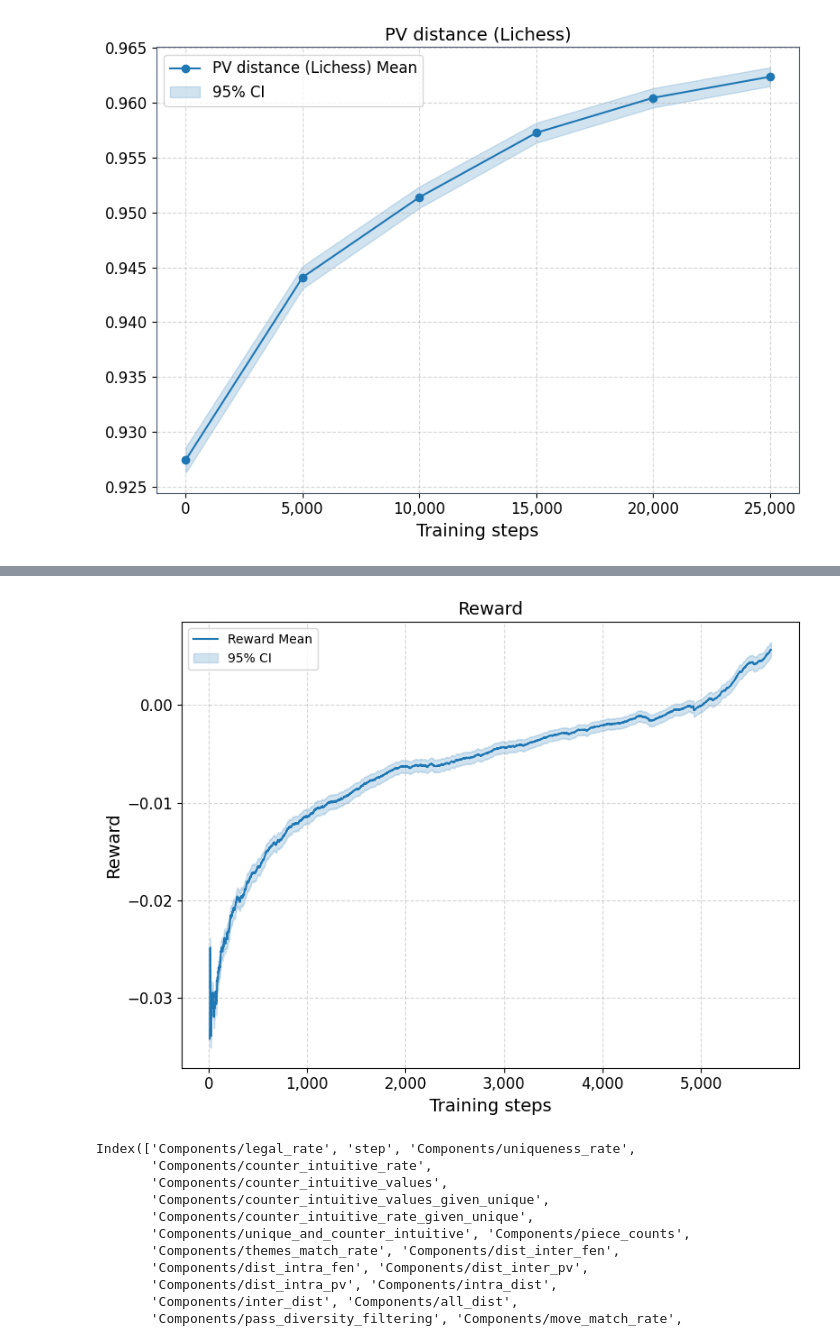
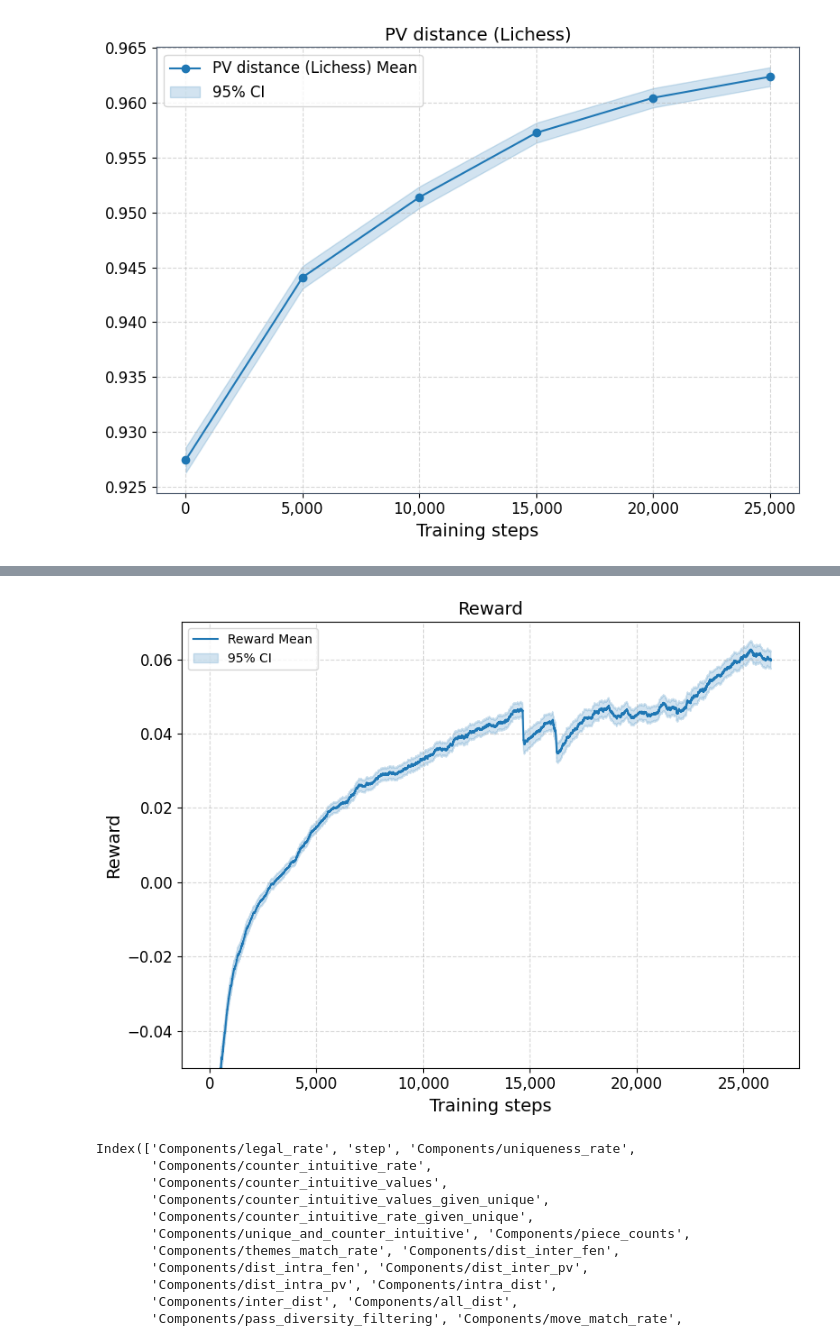
Before and after one commit to naapeli/Chess-Puzzle-Generation, a Jupyter notebook: src/plots.ipynb, the cells around one changed output, grey strips where cells are left out. Drawn from its saved outputs; the diff is of its cells as text; code cells hidden in the pictures.

```diff
--- a/src/plots.ipynb
+++ b/src/plots.ipynb
@@ -418,9 +418,11 @@ for name, metric in metrics.items():
 [figure]
 [figure]
 # %%
-log_path = "../src/runs/rl/final_large_runs/final_thesis_experiments/full_diversity11"
-df = tflog2pandas(log_path)
-df.index = range(len(df))
+# log_path = "../src/runs/rl/final_large_runs/final_thesis_experiments/full_diversity11"
+log_path = Path("../src/runs/rl/final_large_runs/ownThemeDistribution/run22")
+# df = tflog2pandas(log_path)
+# df.index = range(len(df))
+df = pd.read_csv(log_path / "log.csv")
 # %%
 df
 # %% [output]
@@ -498,24 +501,26 @@ plt.show()
 # %%
 plt.figure(figsize=(8, 6))
 plt.title("Reward", fontsize=14)
 plotv2(df["Reward"], start=10, label=("Reward Mean", "95% CI"))
+plt.ylim((-0.05, 0.07))
 
 ax = plt.gca()
-ax.xaxis.set_major_locator(ticker.MultipleLocator(1000))
+ax.xaxis.set_major_locator(ticker.MultipleLocator(5000))
 ax.xaxis.set_major_formatter(ticker.StrMethodFormatter('{x:,.0f}'))
 
 plt.xticks(fontsize=12)
 plt.yticks(fontsize=12)
 
 plt.grid(which="both", linestyle='--', alpha=0.5)
 plt.xlabel("Training steps", fontsize=14)
 plt.ylabel("Reward", fontsize=14)
 plt.legend()
 plt.tight_layout()
 # plt.savefig(f"../Thesis/sections/figures/rl_training_progress/good_run/Reward.pdf")
+# plt.savefig(f"./Generate_positions/arxiv_true/images/reward.pdf")
 plt.show()
 # %% [output]
-[figure, old version]
+[figure, new version]
 # %%
 df.columns
 # %% [output]
```
Also changed, not shown: parts of 2 cells of this notebook.
